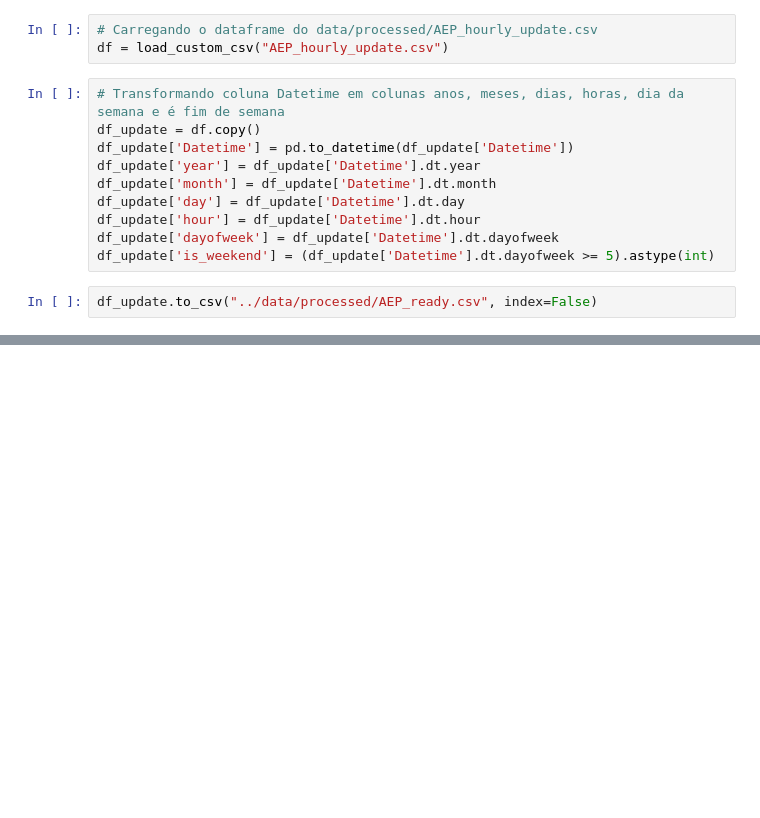
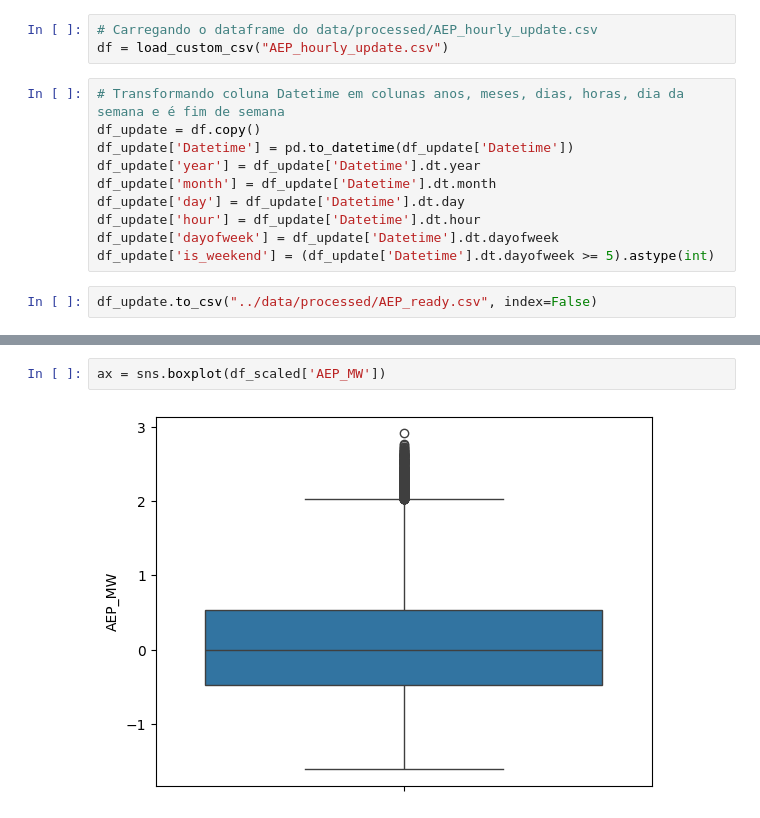
Before and after one commit to Joao-gui/EnergyForecast, a Jupyter notebook: notebooks/02_preprocessamento.ipynb, the cells around one changed output, grey strips where cells are left out. Saved outputs shown, nothing was run; the diff lists cells and outputs as text; blank space fills up the shorter version.

```diff
--- a/notebooks/02_preprocessamento.ipynb
+++ b/notebooks/02_preprocessamento.ipynb
@@ -27,0 +57,4 @@ df_update.to_csv("../data/processed/AEP_ready.csv", index=False)
+# %%
+ax = sns.boxplot(df_scaled['AEP_MW'])
+# %% [output]
+[figure, added]
```
Also changed, not shown: parts of 5 cells of this notebook, 3 other files.
